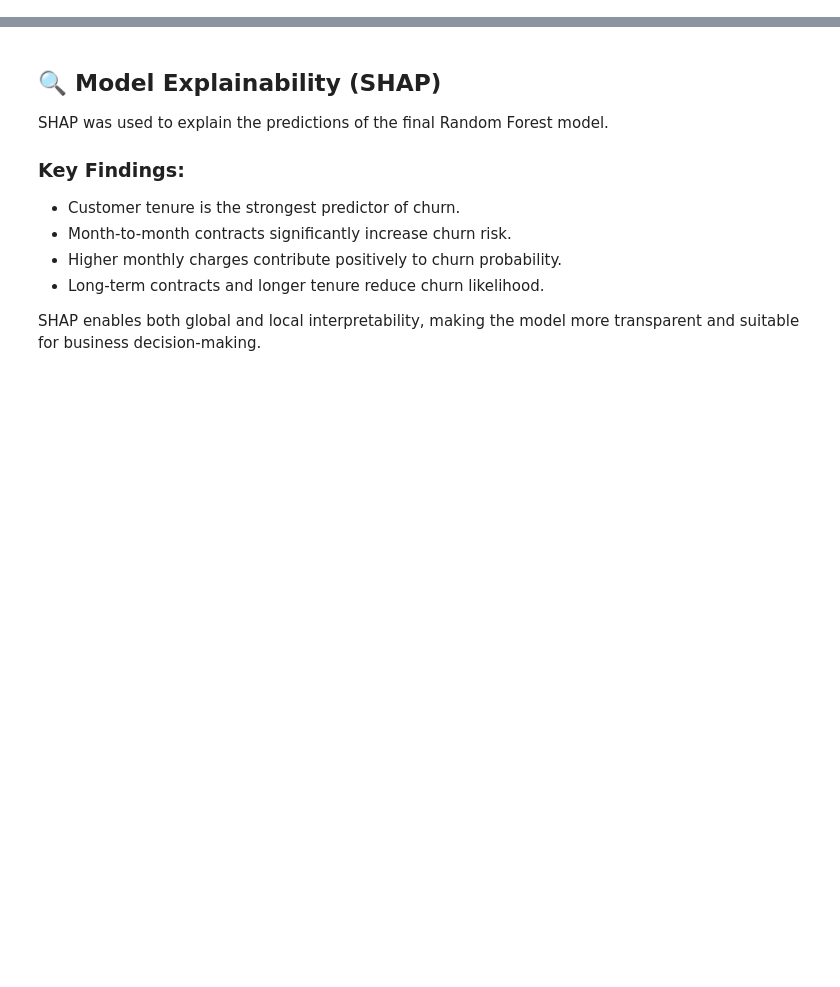
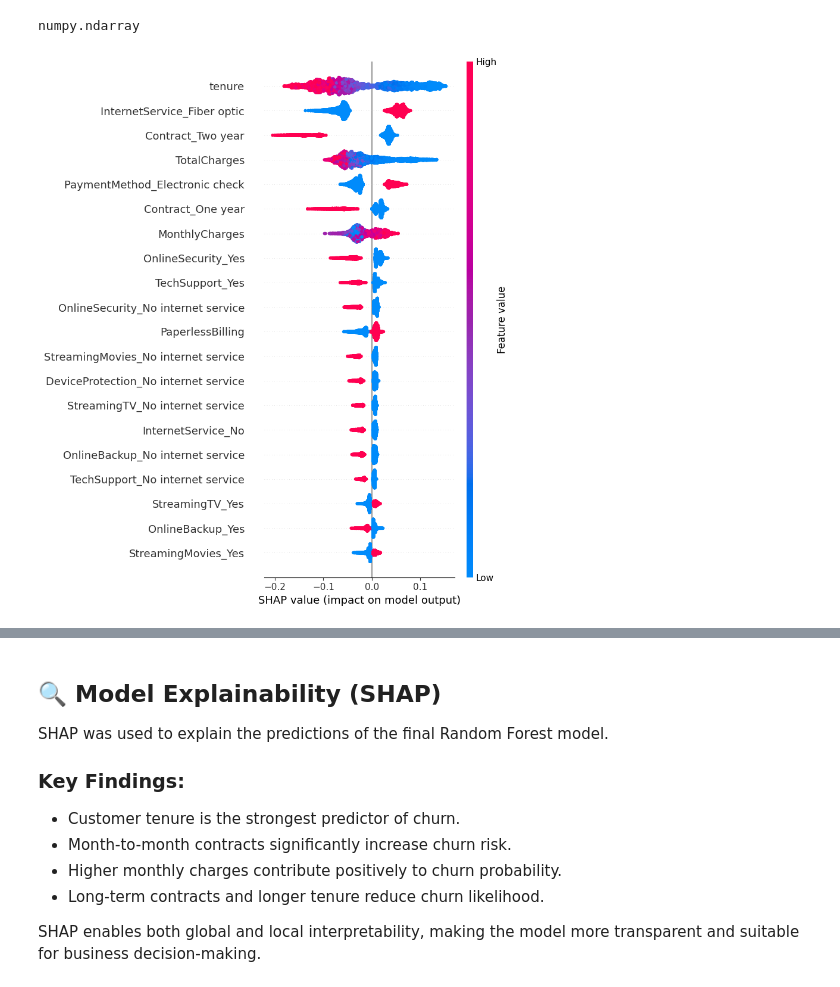
Before and after one commit to Hodahashash/churn-prediction-ml, a Jupyter notebook: notebooks/shap_explainability.ipynb, the cells around one changed output, grey strips where cells are left out. Drawn from its saved outputs; the diff is of its cells as text; code cells hidden in the pictures; blank space fills up the shorter version.

```diff
--- a/notebooks/shap_explainability.ipynb
+++ b/notebooks/shap_explainability.ipynb
@@ -16,12 +16,28 @@ X = df.drop(columns=["Churn"])
 # Initialize SHAP Explainer (Tree Models)
 explainer = shap.TreeExplainer(model)
 shap_values = explainer.shap_values(X)
+
+type(shap_values)
+# %% [output]
+numpy.ndarray
 # %%
 # Global Feature Importance
 
-# SHAP Summary Plot
-shap.summary_plot(shap_values[1], X)
+import numpy as np
+# Handle different SHAP output formats safely
+# Normalize SHAP output for binary classification
+if isinstance(shap_values, list):
+    shap_values_churn = shap_values[1]
+else:
+    shap_values_churn = shap_values[:, :, 1]
+
+# Safety check
+assert shap_values_churn.shape == X.shape
+shap.summary_plot(shap_values_churn, X)
+
 
 # This answers: “What features matter most overall?”
+# %% [output]
+[figure, added]
 # %%
 # Feature Impact Direction
```
Also changed, not shown: parts of 4 cells of this notebook, 5 other files.
